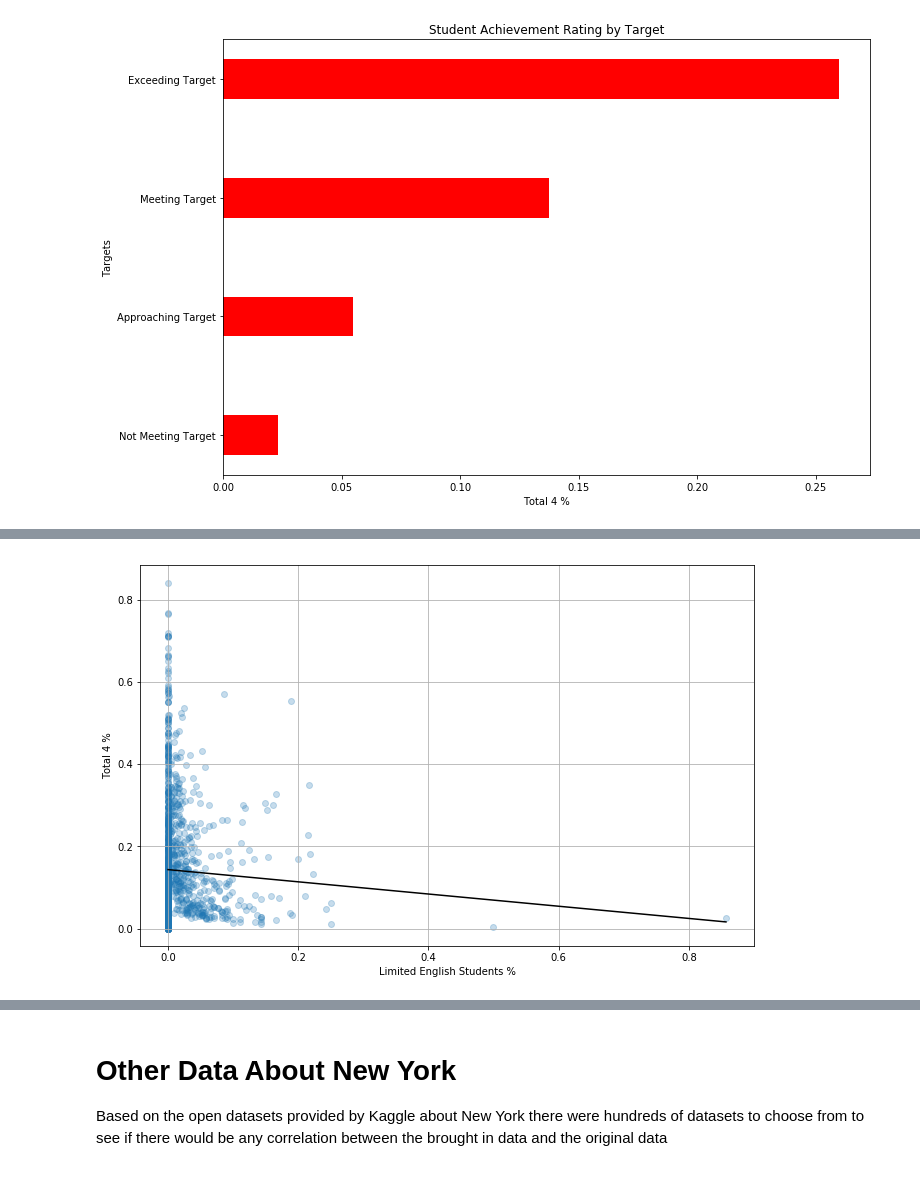
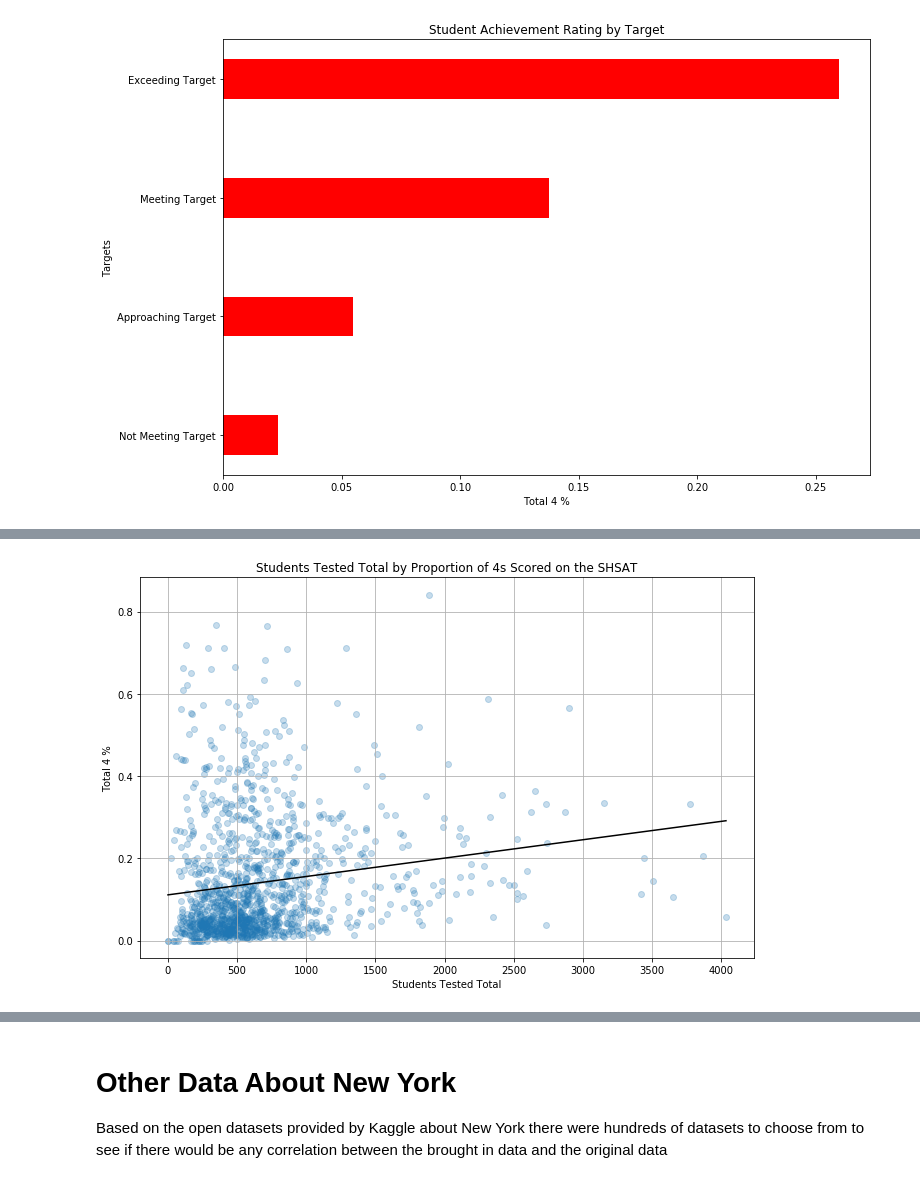
Before and after one commit to mwmcnall/Honors-College-Project, a Jupyter notebook: Honors College Data stuff.ipynb, the cells around one changed output, grey strips where cells are left out. Drawn from its saved outputs; the diff is of its cells as text; code cells hidden in the pictures.

```diff
--- a/Honors College Data stuff.ipynb
+++ b/Honors College Data stuff.ipynb
@@ -190,7 +205,0 @@ cit_in_need = data.df['City'].isin( cit_in_need )
-# %%
-data.need_df =  data.df[
-#                         (grades_in_need) &
-                        (dis_in_need) &
-                        (cit_in_need) &
-                        (eni_in_need)
-    ]
@@ -304,11 +322,0 @@ I futher filtered the Schools in Need, looking for schools that are not 'Exceedi
-# %%
-colab_ratings = data.need_df['Collaborative Teachers Rating'] != 'Exceeding Target'
-achieve_ratings = data.need_df['Student Achievement Rating'] != 'Exceeding Target'
-env_ratings = data.need_df['Supportive Environment Rating'] != 'Exceeding Target'
-inst_ratings = data.need_df['Rigorous Instruction Rating'] != 'Exceeding Target'
-eff_ratings = data.need_df['Effective School Leadership Rating'] != 'Exceeding Target'
-fam_ratings = data.need_df['Strong Family-Community Ties Rating'] != 'Exceeding Target'
-
-
-data.need_df = data.need_df[((colab_ratings) & (achieve_ratings) & (env_ratings) & (inst_ratings)
-                            & (eff_ratings) & (fam_ratings))]
@@ -317,3 +322,0 @@ data.need_df = data.need_df[((colab_ratings) & (achieve_ratings) & (env_ratings)
-# %%
-absent_need = data.need_df['Percent of Students Chronically Absent'] > 0.20
-data.need_df = data.need_df[absent_need]
@@ -328,3 +343,0 @@ len(data.need_df)
-# %%
-english_need = data.need_df['Limited English Students %'] > 0.0
-data.need_df = data.need_df[english_need]
@@ -343,4 +357,5 @@ data.df.describe()
 # %%
-data.simple_scatter(['Limited English Students %', 'Total 4 %'], reg_line=True)
+data.simple_scatter(['Students Tested Total', 'Total 4 %'], reg_line = True,
+                   title='Students Tested Total by Proportion of 4s Scored on the SHSAT')
 # %% [output]
-[figure, old version]
+[figure, new version]
```
Also changed, not shown: parts of 72 cells of this notebook, 2 other files.
